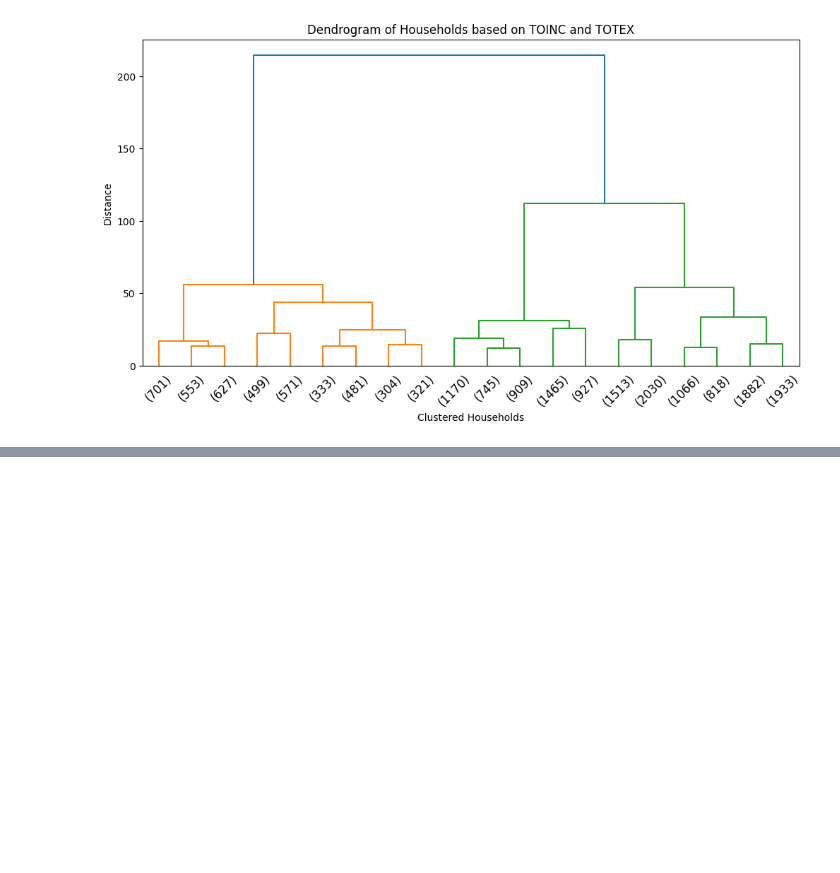
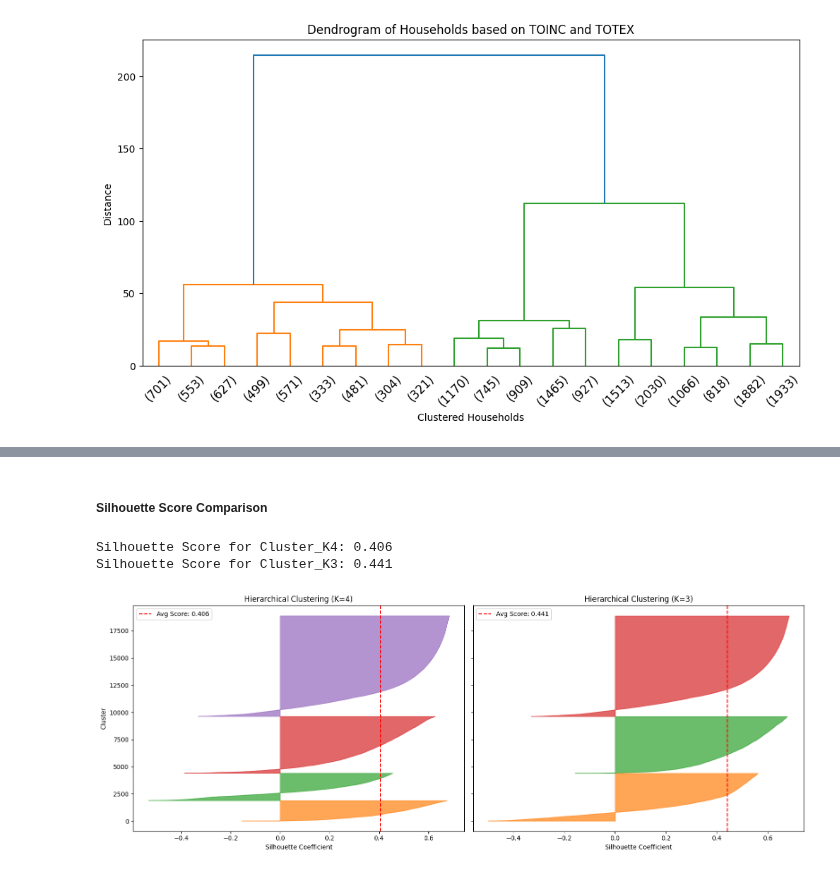
Before and after one commit to JoshuaEntrata/Data-Mining-Prelims-Project, a Jupyter notebook: notebooks/data_mining/distance_analysis.ipynb, the cells around one changed output, grey strips where cells are left out. Drawn from its saved outputs; the diff is of its cells as text; code cells hidden in the pictures; blank space fills up the shorter version.

```diff
--- a/notebooks/data_mining/distance_analysis.ipynb
+++ b/notebooks/data_mining/distance_analysis.ipynb
@@ -581,0 +437,45 @@ Cluster
+# %% [markdown]
+##### Silhouette Score Comparison
+# %%
+def compute_silhouette(fies_data, cluster_col):
+    # Compute average silhouette score and sample scores
+    score = silhouette_score(fies_data[['TOINC_scaled', 'TOTEX_scaled']], fies_data[cluster_col])
+    silhouette_vals = silhouette_samples(fies_data[['TOINC_scaled', 'TOTEX_scaled']], fies_data[cluster_col])
+    return score, silhouette_vals
+
+fig, axes = plt.subplots(1, 2, figsize=(16, 6), sharey=True)
+
+for idx, (cluster_col, title) in enumerate([
+    ('Cluster_K4', 'Hierarchical Clustering (K=4)'),
+    ('Cluster_K3', 'Hierarchical Clustering (K=3)')
+]):
+    score, silhouette_vals = compute_silhouette(fies_normalized, cluster_col)
+    print(f'Silhouette Score for {cluster_col}: {score:.3f}')
+
+    y_lower = 10
+    ax = axes[idx]
+    for i in np.unique(fies_normalized[cluster_col]):
+        ith_cluster_vals = silhouette_vals[fies_normalized[cluster_col] == i]
+        ith_cluster_vals.sort()
+        size_cluster_i = ith_cluster_vals.shape[0]
+        y_upper = y_lower + size_cluster_i
+
+        color = plt.cm.tab10(i / 10)
+        ax.fill_betweenx(np.arange(y_lower, y_upper), 0, ith_cluster_vals,
+                         facecolor=color, edgecolor=color, alpha=0.7)
+
+        y_lower = y_upper + 10  # Spacing between clusters
+
+    ax.axvline(x=score, color="red", linestyle="--", label=f"Avg Score: {score:.3f}")
+    ax.set_title(title)
+    ax.set_xlabel('Silhouette Coefficient')
+    if idx == 0:
+        ax.set_ylabel('Cluster')
+    ax.legend()
+
+plt.tight_layout()
+plt.show()
+# %% [output]
+Silhouette Score for Cluster_K4: 0.406
+Silhouette Score for Cluster_K3: 0.441
+[figure, added]
```
Also changed, not shown: parts of 68 cells of this notebook.
